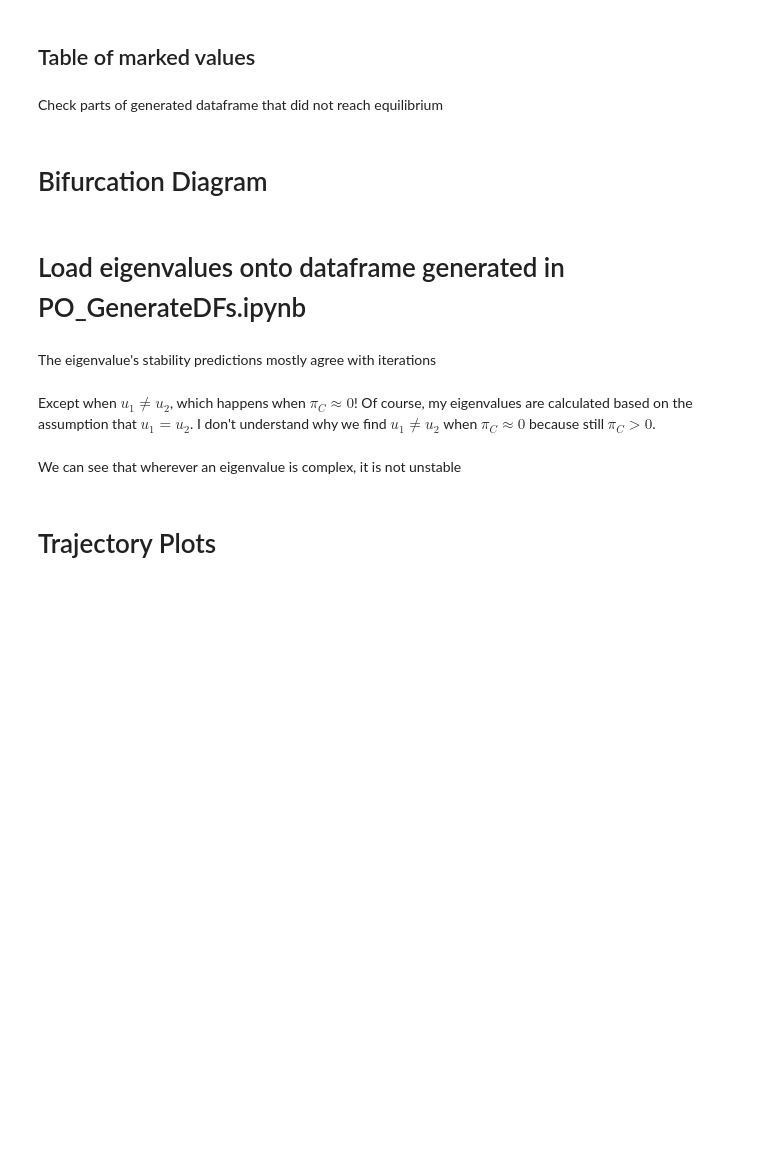
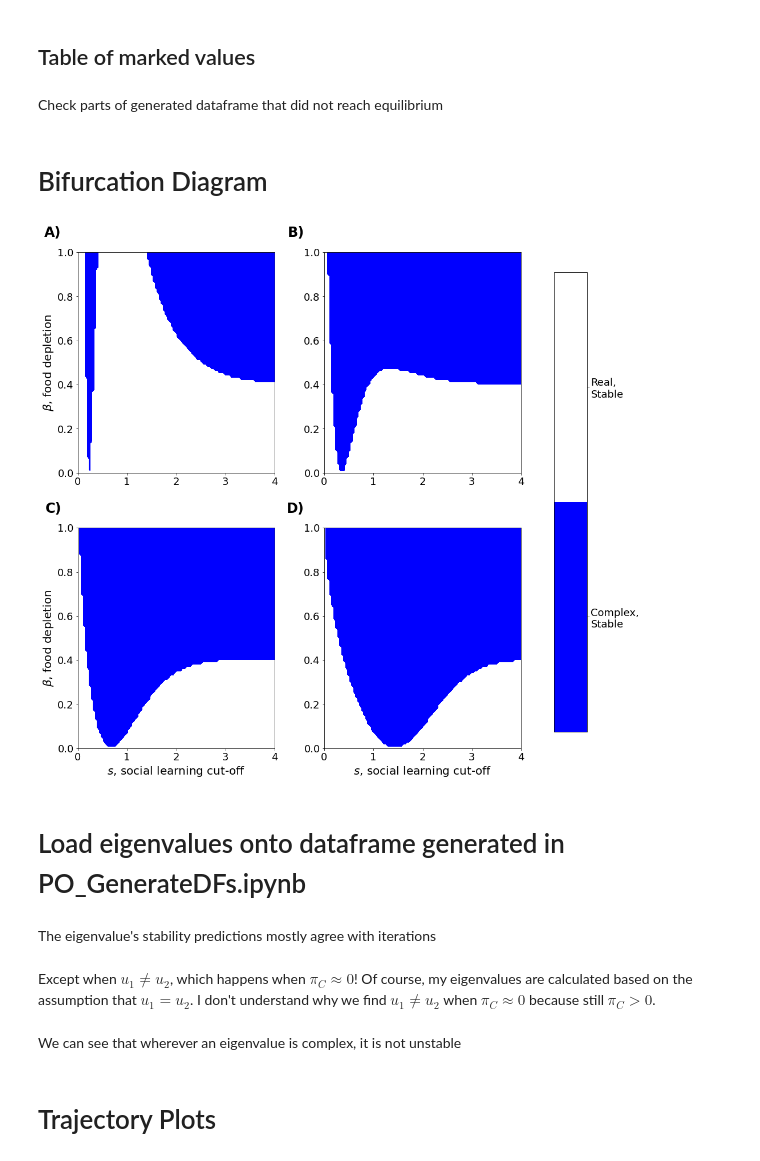
Before and after one commit to taliaborofsky/SocialLearning_Payoff, a Jupyter notebook: PO_Trajectories.ipynb, the cells around one changed output. Cells and saved outputs as stored; diff of their text form; code cells hidden in the pictures; blank space fills up the shorter version.

```diff
--- a/PO_Trajectories.ipynb
+++ b/PO_Trajectories.ipynb
@@ -209,6 +208,3 @@ fig2.savefig('Figures/eigval2_mu_minus2',bbox_inches = 'tight')
-# %%
-x = 1 + 0j
-np.imag(x)
 # %% [markdown]
 ## $\mu = -1$
 # %%
@@ -326,8 +366,9 @@ def inside_Contour(beta, s,mu):
     mat[(isComplex=="Real") & (Stability=="Stable")] = "Real,\nStable"
     mat[Stability=="Inconclusive"] = "Inconclusive"
 
-    dic = {"Inconclusive":0,"Complex,\nUnstable":1,"Complex,\nStable":2,
-           "Real,\nUnstable":3, "Real,\nStable":4}
+    dic = {"Complex,\nStable":0, "Real,\nStable":1}
+    # dic = {"Inconclusive":0,"Complex,\nUnstable":1,"Complex,\nStable":2,
+    #        "Real,\nUnstable":3, "Real,\nStable":4}
     dicinv =  { val: key for key, val in dic.items()  }
     f = lambda x: dic[x]
     fv = np.vectorize(f)
@@ -338,36 +379,42 @@ def inside_Contour(beta, s,mu):
 muvals = [-2,-1,0,1]
 
 fig, axes = plt.subplots(2,2,figsize = (16,16))
 betavals = np.linspace(0,1,100)
 svals = np.linspace(0,4,100)
 Bmesh,Smesh = np.meshgrid(betavals,svals)
 classify_matvec = [0,0,0,0]
 for i,ax in enumerate(axes.flatten()):
     Z, dicinv = inside_Contour(Bmesh,Smesh,muvals[i])
     classify_matvec[i] = Z
-    cp = ax.contourf(Smesh,Bmesh,Z , levels = [-0.5, 0.5,1.5,2.5,3.5,4.5], colors = ['magenta','blue','lightgreen','yellow','white'])
+    #cp = ax.contourf(Smesh,Bmesh,Z , levels = [-0.5, 0.5,1.5,2.5,3.5,4.5], colors = ['magenta','blue','lightgreen','yellow','white'])
+    cp = ax.contourf(Smesh,Bmesh,Z , levels = [-0.5, 0.5,1.5], colors = ['blue','white'])
     ax.tick_params(axis='both', which='major', labelsize=18)
     if i == 0 or i == 2:
         ax.set_ylabel(r'$\beta$'+", food depletion", fontsize = 20)
     if i > 1:
         ax.set_xlabel(r'$s$'+", social learning cut-off", fontsize = 20)
 fig.subplots_adjust(right=0.8)
+
 cbar_ax = fig.add_axes([0.85,0.15,0.05,0.7])
 cb = fig.colorbar(cp, cax = cbar_ax)
-cb.ax.get_yaxis().set_ticks([0,1,2,3,4])
-cb.ax.set_yticklabels([dicinv[t] for t in [0,1,2,3,4]])
+cb.ax.get_yaxis().set_ticks([0,1])
+cb.ax.set_yticklabels([dicinv[t] for t in [0,1]])
 #for i, lab in enumerate(["real,\nstable", "complex, \nstable", "complex, \nunstable"]):
 #    cb.ax.text(2.5, (3 * i ) / 3.0 -0.5, lab,  va='center', fontsize=18)
 cb.ax.get_yaxis().labelpad = 15
 labels = cb.ax.yaxis.get_ticklabels()
 [l.set_fontsize(18) for l in labels]
+
 fig.subplots_adjust(hspace=0.25,wspace = 0.25)
+
 # add axis labels
 fig.text(0.1,0.92, 'A)', fontsize = 24, fontweight='bold',va='top', ha='right')
 fig.text(0.47,0.92,'B)',fontsize = 24, fontweight='bold',va='top', ha='right')
 fig.text(0.1,0.5,'C)',fontsize = 24, fontweight='bold',va='top', ha='right')
 fig.text(0.47,0.5,'D)',fontsize = 24, fontweight='bold',va='top', ha='right')
 fig.savefig('Figures/PO_InternalContour.png')
+# %% [output]
+[figure, added]
 # %% [markdown]
 # Load eigenvalues onto dataframe generated in PO_GenerateDFs.ipynb
 # %%
```
Also changed, not shown: parts of 14 cells of this notebook, 15 other files.
